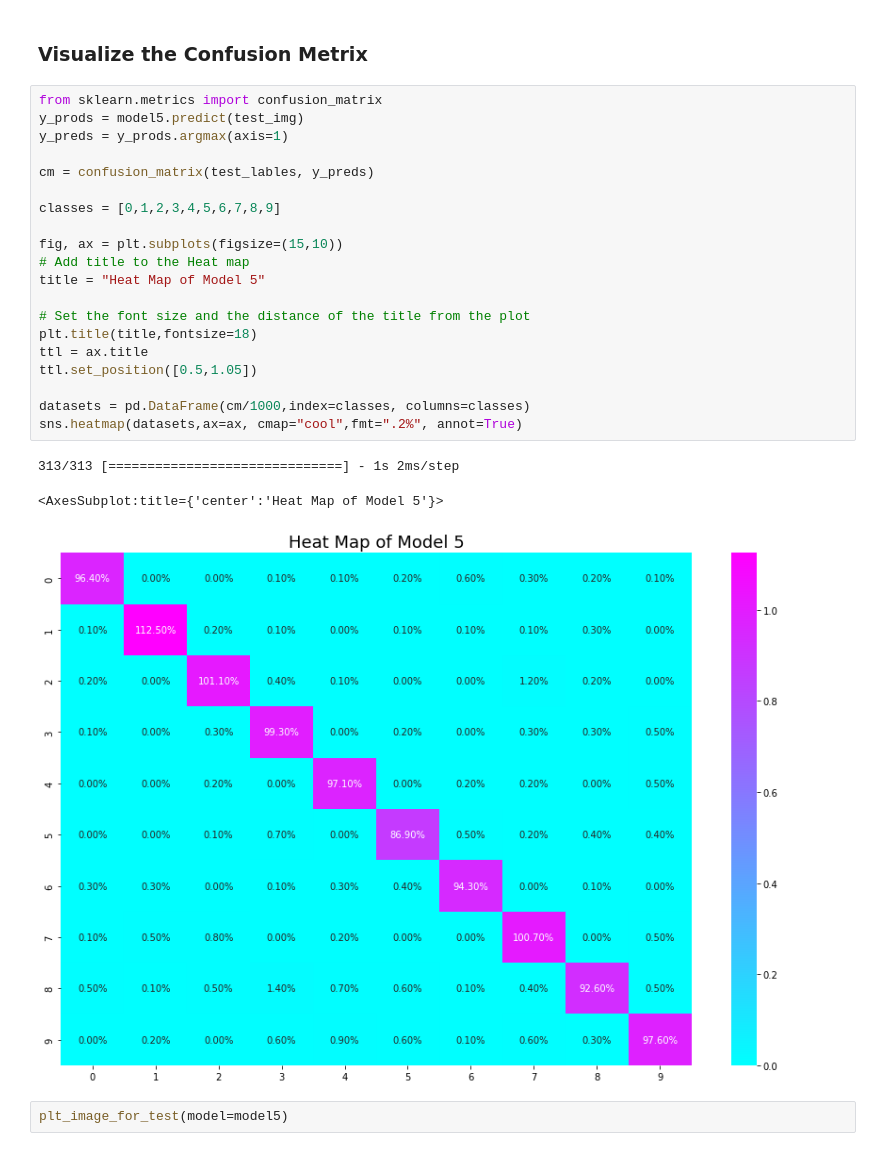
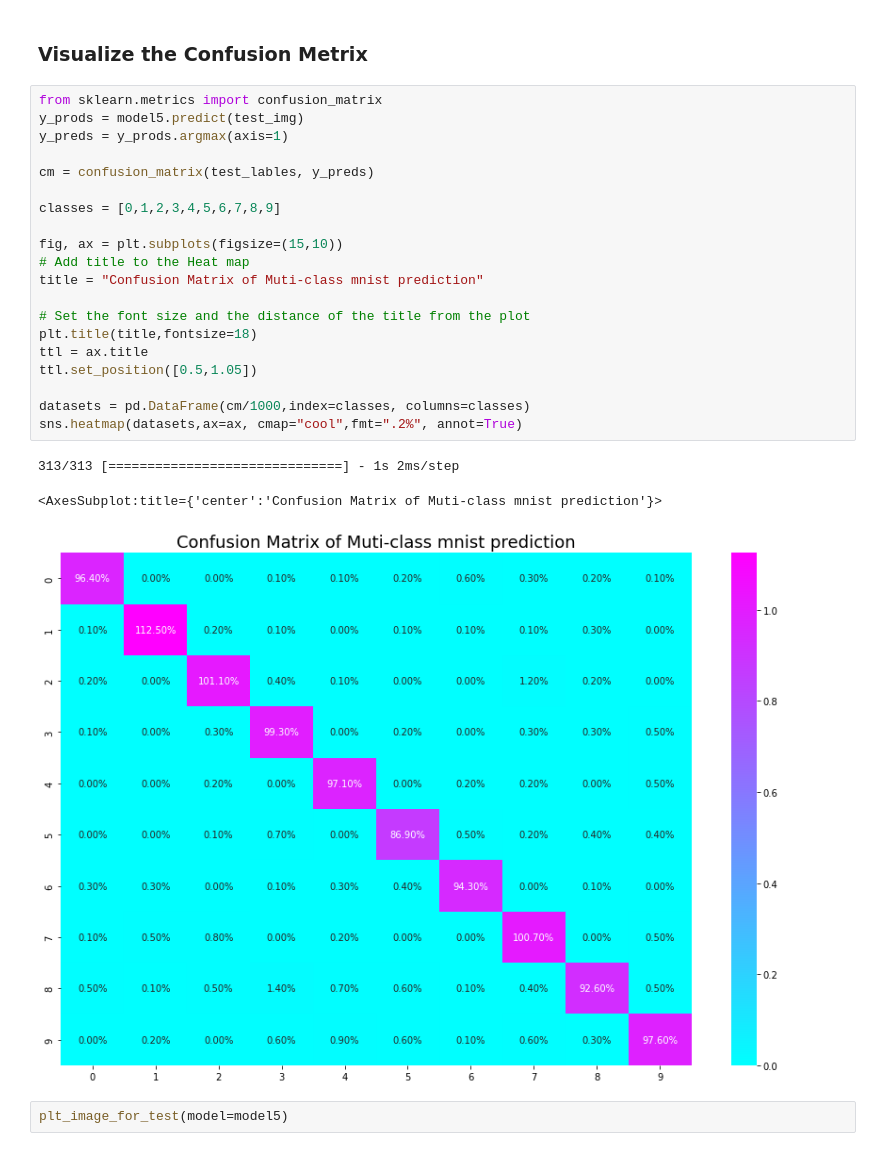
Before and after one commit to kingchan818/MachineLearning, a Jupyter notebook: tensorflow/Lec3-network-classification/experiment-classification-1.ipynb, the cells around one changed output. Saved outputs shown, nothing was run; the diff lists cells and outputs as text.

```diff
--- a/tensorflow/Lec3-network-classification/experiment-classification-1.ipynb
+++ b/tensorflow/Lec3-network-classification/experiment-classification-1.ipynb
@@ -387,27 +394,27 @@ pd.DataFrame(history_model5.history).plot(title="accuracy vs losses")
 # %%
 from sklearn.metrics import confusion_matrix
 y_prods = model5.predict(test_img)
 y_preds = y_prods.argmax(axis=1)
 
 cm = confusion_matrix(test_lables, y_preds)
 
 classes = [0,1,2,3,4,5,6,7,8,9]
 
 fig, ax = plt.subplots(figsize=(15,10))
 # Add title to the Heat map
-title = "Heat Map of Model 5"
+title = "Confusion Matrix of Muti-class mnist prediction"
 
 # Set the font size and the distance of the title from the plot
 plt.title(title,fontsize=18)
 ttl = ax.title
 ttl.set_position([0.5,1.05])
 
 datasets = pd.DataFrame(cm/1000,index=classes, columns=classes)
 sns.heatmap(datasets,ax=ax, cmap="cool",fmt=".2%", annot=True)
 # %% [output]
 313/313 [==============================] - 1s 2ms/step
-<AxesSubplot:title={'center':'Heat Map of Model 5'}>
+<AxesSubplot:title={'center':'Confusion Matrix of Muti-class mnist prediction'}>
-[figure, old version]
+[figure, new version]
 # %%
 plt_image_for_test(model=model5)
 # %% [output]
```
Also changed, not shown: parts of 16 cells of this notebook, 11 other files.
